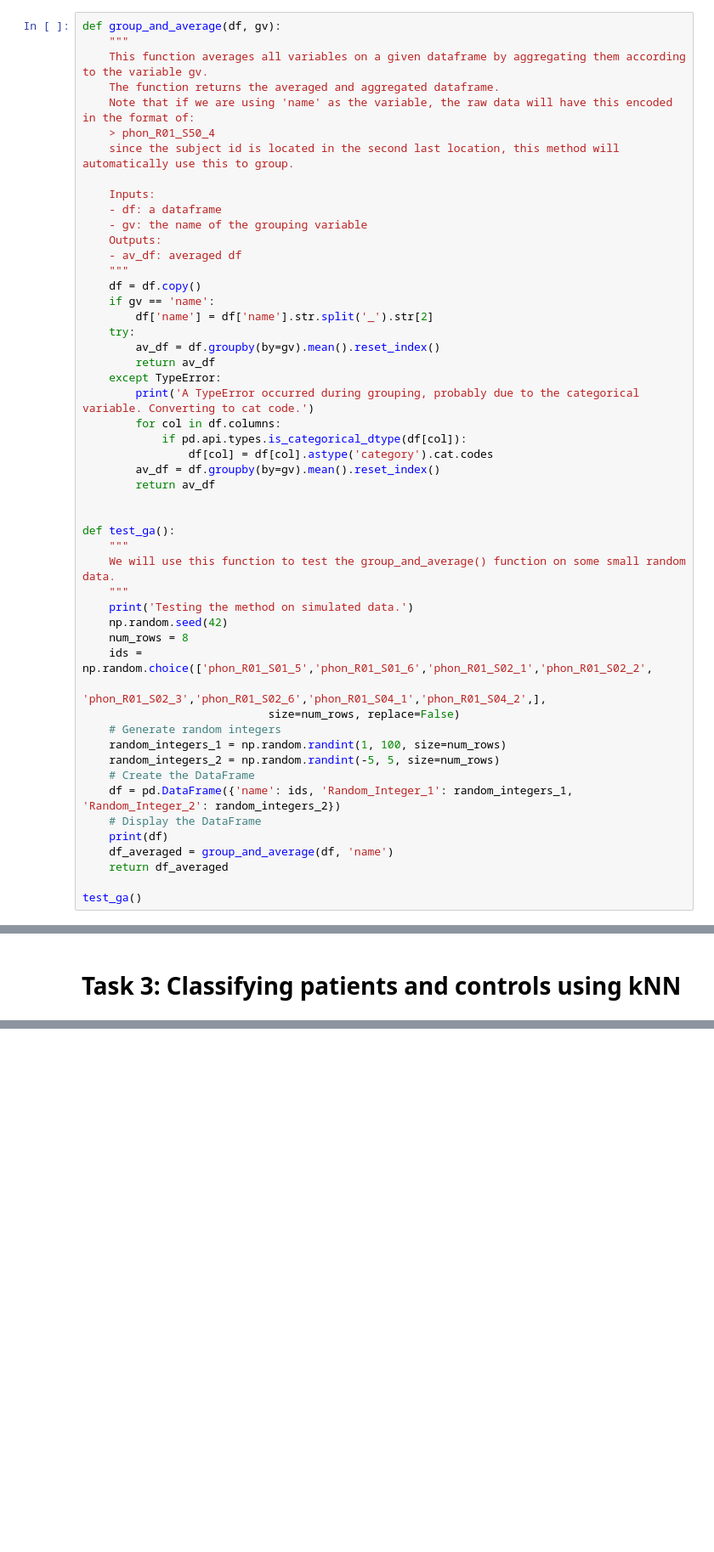
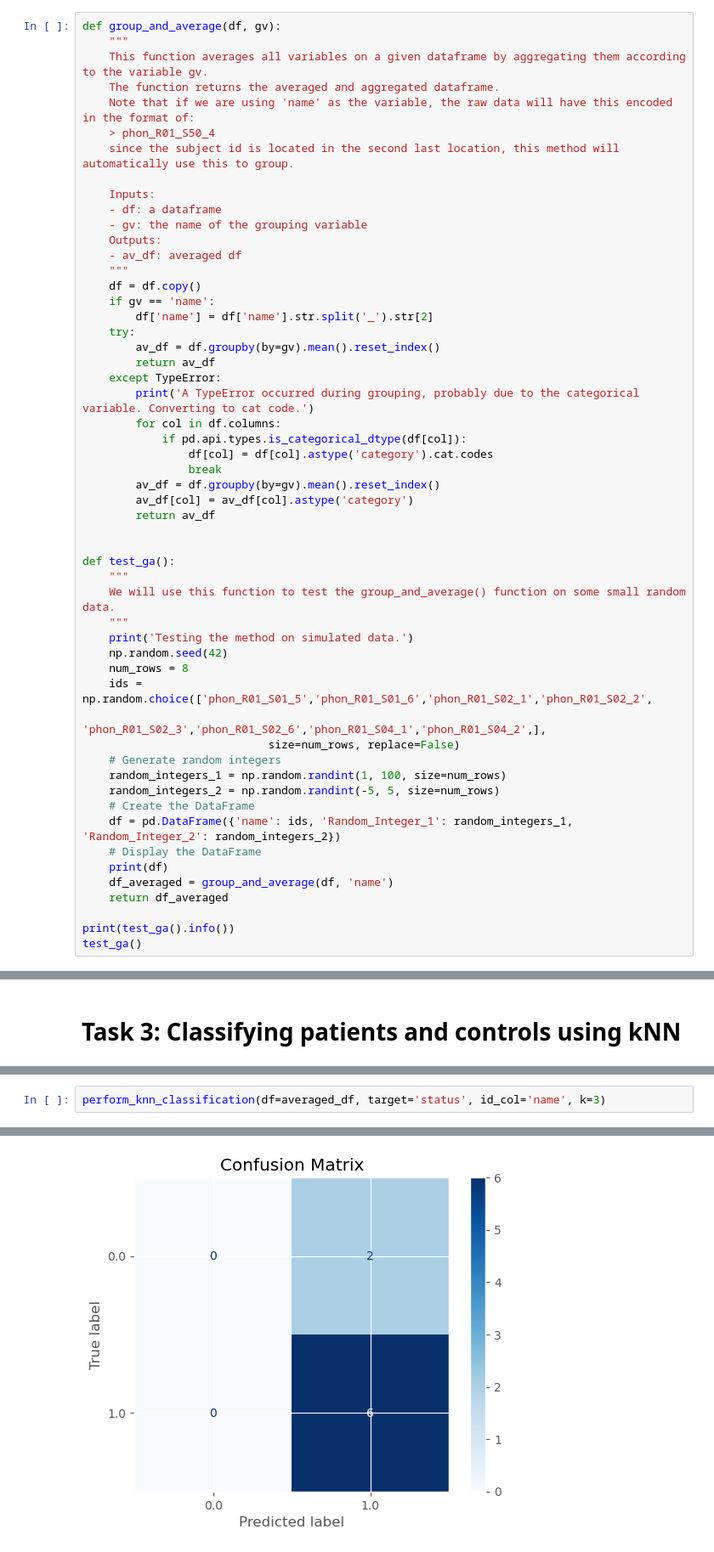
Before and after one commit to dparedga/SP_LAB, a Jupyter notebook: Collaborator_3.ipynb, the cells around one changed output, grey strips where cells are left out. Shown at 85% size. Saved outputs shown, nothing was run; the diff lists cells and outputs as text; blank space fills up the shorter version.

```diff
--- a/Collaborator_3.ipynb
+++ b/Collaborator_3.ipynb
@@ -301,7 +301,9 @@ def group_and_average(df, gv):
         for col in df.columns:
             if pd.api.types.is_categorical_dtype(df[col]):
                 df[col] = df[col].astype('category').cat.codes
+                break
         av_df = df.groupby(by=gv).mean().reset_index()
+        av_df[col] = av_df[col].astype('category')
         return av_df
 
 
@@ -325,6 +327,7 @@ def test_ga():
     df_averaged = group_and_average(df, 'name')
     return df_averaged
 
+print(test_ga().info())
 test_ga()
 # %% [output]
 Testing the method on simulated data.
@@ -367,0 +464,3 @@ A TypeError occurred during grouping, probably due to the categorical variable.
+# %%
+perform_knn_classification(df=averaged_df, target='status', id_col='name', k=3)
+# %% [output]
@@ -367,0 +477 @@ A TypeError occurred during grouping, probably due to the categorical variable.
+[figure, added]
```
Also changed, not shown: parts of 15 cells of this notebook.
